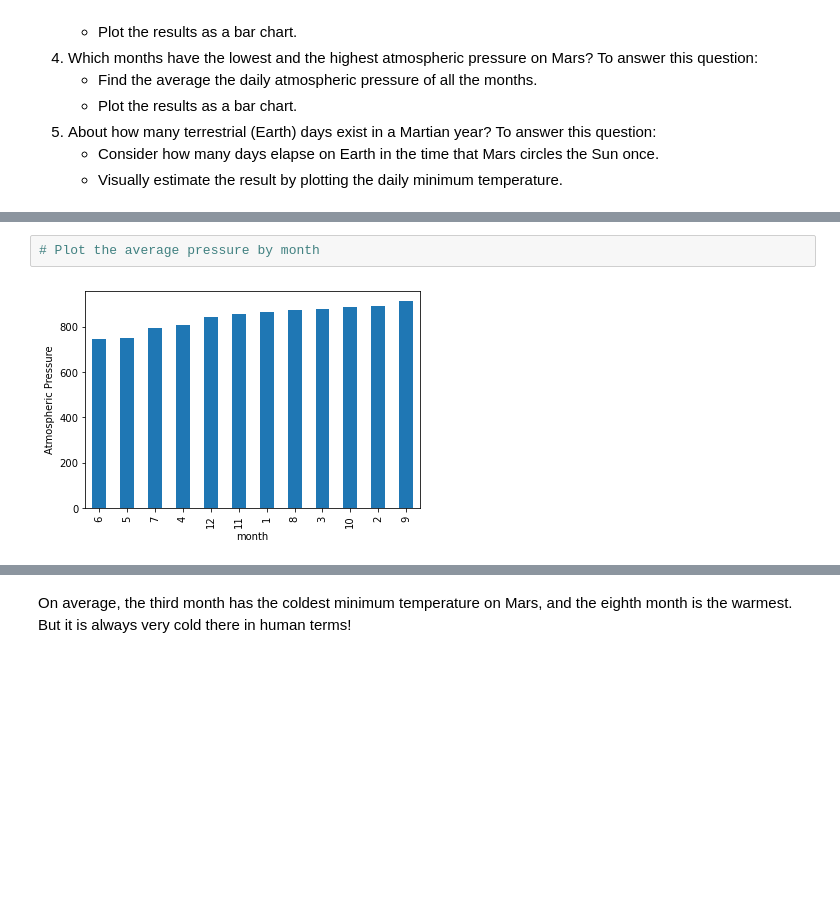
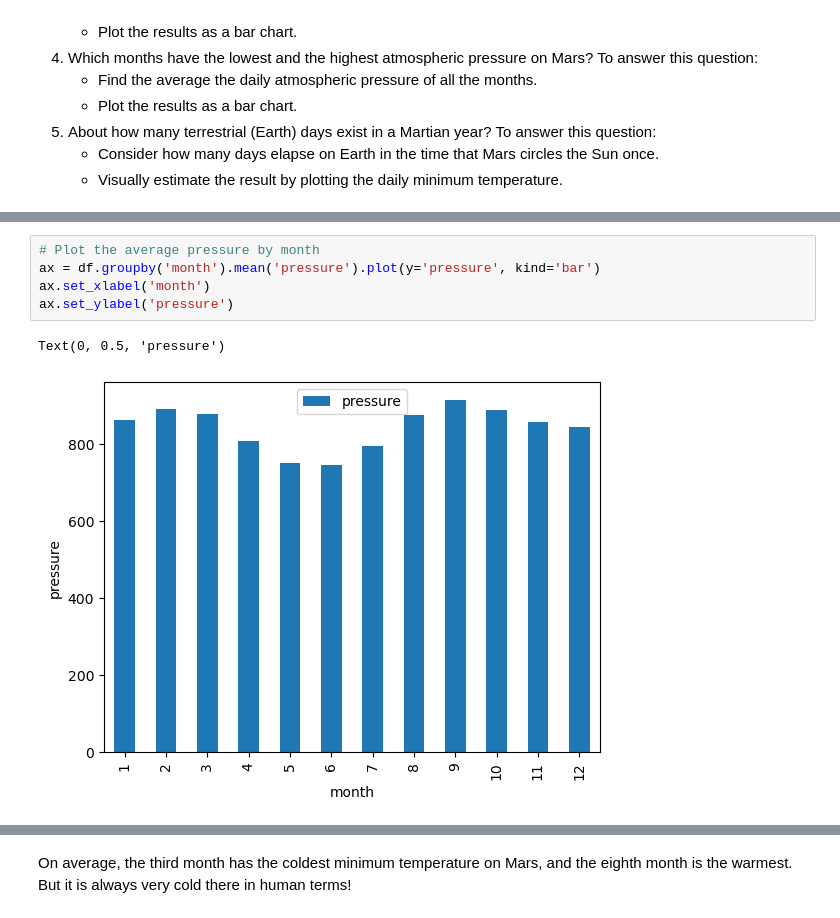
Before and after one commit to mbthompson14/mission_to_mars, a Jupyter notebook: part_2_mars_weather.ipynb, the cells around one changed output, grey strips where cells are left out. Cells and saved outputs as stored; diff of their text form; blank space fills up the shorter version.

```diff
--- a/part_2_mars_weather.ipynb
+++ b/part_2_mars_weather.ipynb
@@ -232,7 +236,11 @@ month
 Name: pressure, dtype: float64
 # %%
 # Plot the average pressure by month
+ax = df.groupby('month').mean('pressure').plot(y='pressure', kind='bar')
+ax.set_xlabel('month')
+ax.set_ylabel('pressure')
 # %% [output]
+Text(0, 0.5, 'pressure')
-[figure, old version]
+[figure, new version]
 # %%
 # 5. How many terrestrial (earth) days are there in a Martian year?
```
Also changed, not shown: parts of 10 cells of this notebook, 1 other file.
